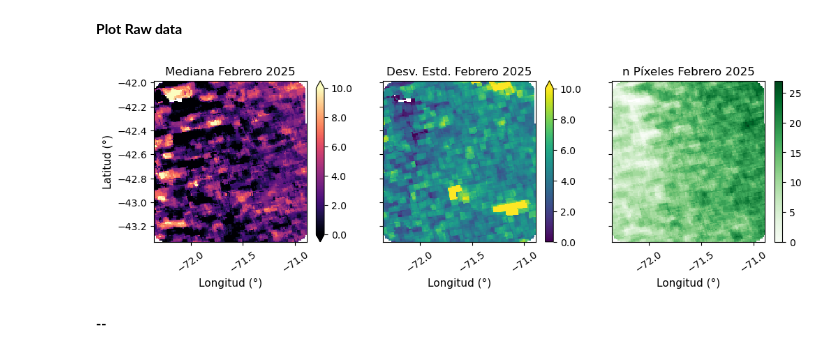
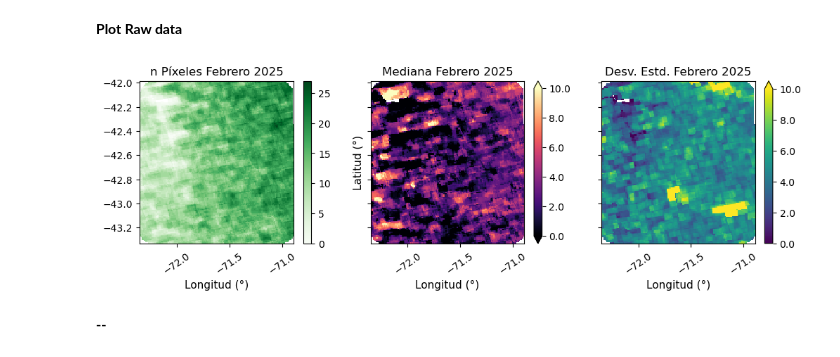
Before and after one commit to francobarrionuevoenv21/MAIE_devs_pub, a Jupyter notebook: Teledt_ambiental/TP5_NO2/TP5_NO2gee.ipynb, the cells around one changed output. Drawn from its saved outputs; the diff is of its cells as text; code cells hidden in the pictures.

```diff
--- a/Teledt_ambiental/TP5_NO2/TP5_NO2gee.ipynb
+++ b/Teledt_ambiental/TP5_NO2/TP5_NO2gee.ipynb
@@ -50,25 +50,26 @@ ds_path03 = xr.open_dataset(band_path03, engine="rasterio", masked=True)
 # %%
 fig, ax = plt.subplots(1, 3, figsize=(12, 3), sharey=True)
 
-ds_path01.band_data.plot(ax=ax[0], vmin=0, vmax=10, cmap='magma',
-    cbar_kwargs={"label": None, "format": '%.1f'})
-ax[0].set_title('Mediana Febrero 2025')
-ax[0].set_ylabel('Latitud (°)', size=11)
+ds_path03.band_data.plot(ax=ax[0], vmin=0, cmap='Greens', cbar_kwargs={"label": None})
+ax[0].set_title('n Píxeles Febrero 2025')
+ax[0].set_ylabel(None)
 ax[0].set_xlabel('Longitud (°)', size=11)
 ax[0].tick_params(axis='x', labelrotation=35)
-ds_path02.band_data.plot(ax=ax[1], vmin=0, vmax=10, cmap='viridis',
+
+ds_path01.band_data.plot(ax=ax[1], vmin=0, vmax=10, cmap='magma',
     cbar_kwargs={"label": None, "format": '%.1f'})
-ax[1].set_title('Desv. Estd. Febrero 2025')
-ax[1].set_ylabel(None)
+ax[1].set_title('Mediana Febrero 2025')
+ax[1].set_ylabel('Latitud (°)', size=11)
 ax[1].set_xlabel('Longitud (°)', size=11)
 ax[1].tick_params(axis='x', labelrotation=35)
-ds_path03.band_data.plot(ax=ax[2], vmin=0, cmap='Greens', cbar_kwargs={"label": None})
-ax[2].set_title('n Píxeles Febrero 2025')
+ds_path02.band_data.plot(ax=ax[2], vmin=0, vmax=10, cmap='viridis',
+    cbar_kwargs={"label": None, "format": '%.1f'})
+ax[2].set_title('Desv. Estd. Febrero 2025')
 ax[2].set_ylabel(None)
 ax[2].set_xlabel('Longitud (°)', size=11)
 ax[2].tick_params(axis='x', labelrotation=35)
 # %% [output]
-[figure, old version]
+[figure, new version]
 # %% [markdown]
 **--**
 # %%
```
Also changed, not shown: 1 other file.
